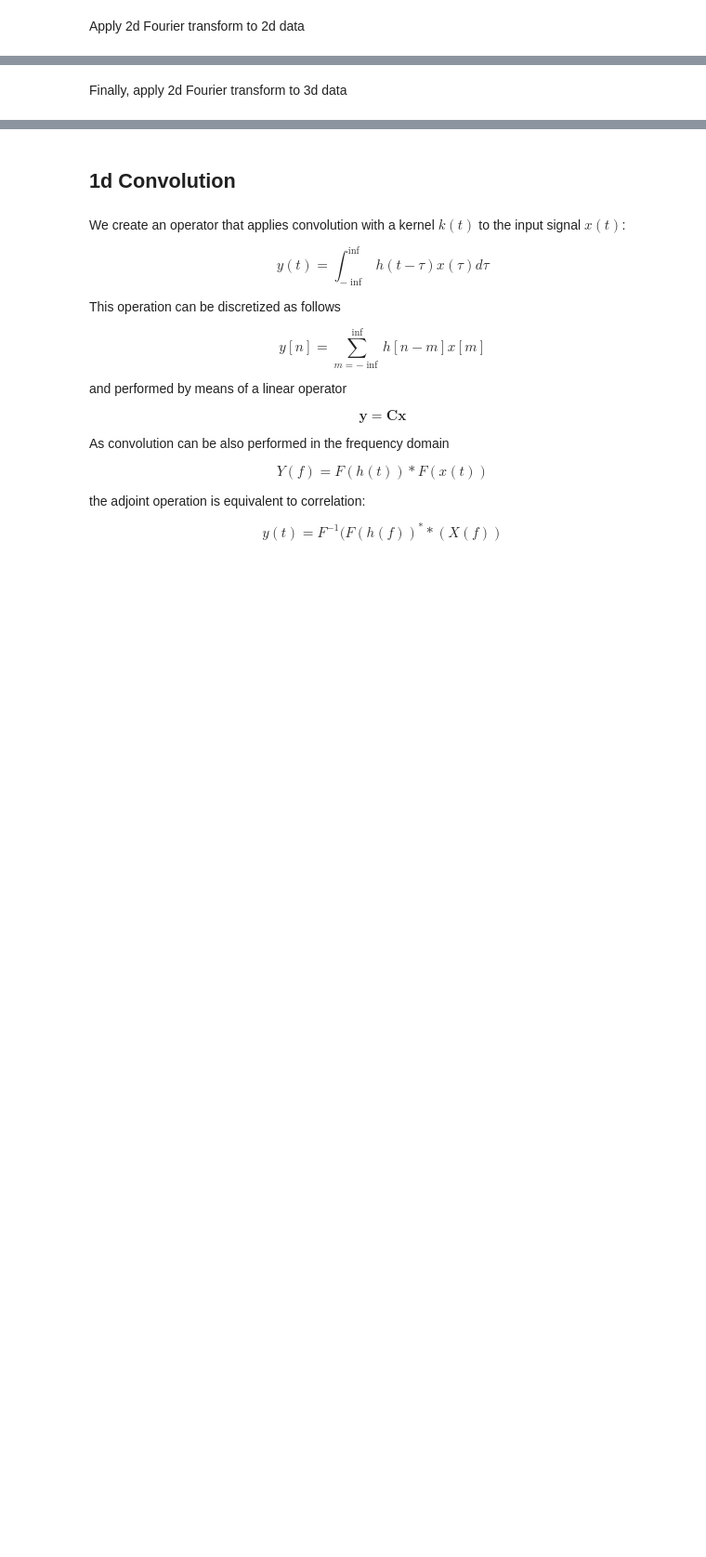
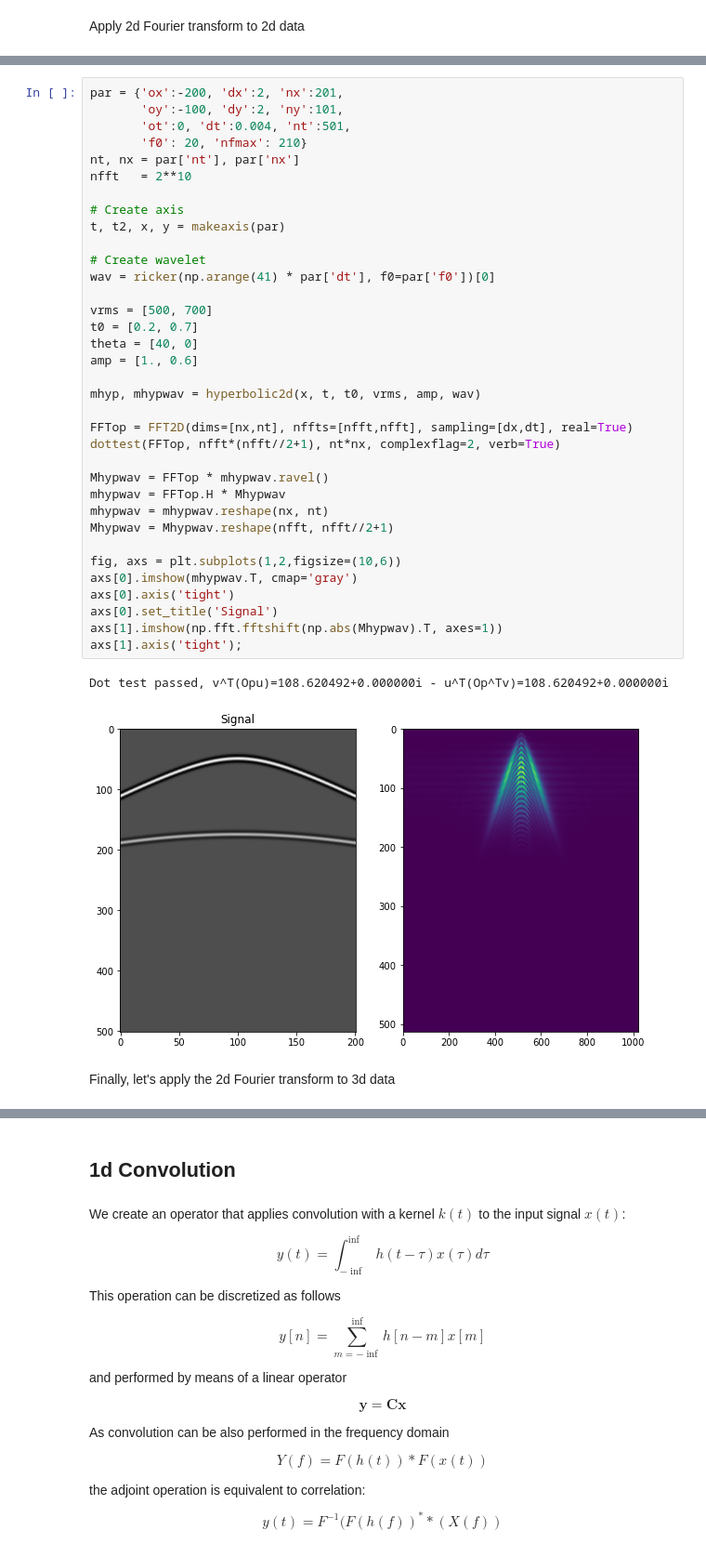
Before and after one commit to PyLops/pylops_notebooks, a Jupyter notebook: developement/SignalProcessing.ipynb, the cells around one changed output, grey strips where cells are left out. Shown at 93% size. Drawn from its saved outputs; the diff is of its cells as text; blank space fills up the shorter version.

Commit message:
Added real FFT examples

```diff
--- a/developement/SignalProcessing.ipynb
+++ b/developement/SignalProcessing.ipynb
@@ -321,5 +330,43 @@ fig.tight_layout()
+# %%
+par = {'ox':-200, 'dx':2, 'nx':201,
+       'oy':-100, 'dy':2, 'ny':101,
+       'ot':0, 'dt':0.004, 'nt':501,
+       'f0': 20, 'nfmax': 210}
+nt, nx = par['nt'], par['nx']
+nfft   = 2**10
+
+# Create axis
+t, t2, x, y = makeaxis(par)
+
+# Create wavelet
+wav = ricker(np.arange(41) * par['dt'], f0=par['f0'])[0]
+
+vrms = [500, 700]
+t0 = [0.2, 0.7]
+theta = [40, 0]
+amp = [1., 0.6]
+
+mhyp, mhypwav = hyperbolic2d(x, t, t0, vrms, amp, wav)
+
+FFTop = FFT2D(dims=[nx,nt], nffts=[nfft,nfft], sampling=[dx,dt], real=True)
+dottest(FFTop, nfft*(nfft//2+1), nt*nx, complexflag=2, verb=True)
+
+Mhypwav = FFTop * mhypwav.ravel()
+mhypwav = FFTop.H * Mhypwav
+mhypwav = mhypwav.reshape(nx, nt)
+Mhypwav = Mhypwav.reshape(nfft, nfft//2+1)
+
+fig, axs = plt.subplots(1,2,figsize=(10,6))
+axs[0].imshow(mhypwav.T, cmap='gray')
+axs[0].axis('tight')
+axs[0].set_title('Signal')
+axs[1].imshow(np.fft.fftshift(np.abs(Mhypwav).T, axes=1))
+axs[1].axis('tight');
+# %% [output]
+Dot test passed, v^T(Opu)=108.620492+0.000000i - u^T(Op^Tv)=108.620492+0.000000i
+[figure, added]
 # %% [markdown]
-Finally, apply 2d Fourier transform to 3d data
+Finally, let's apply the 2d Fourier transform to 3d data
 # %%
 dt, dx, dy = 0.005, 5, 1
 nt, nx, ny  = 100, 51, 31
```
Also changed, not shown: parts of 45 cells of this notebook.
